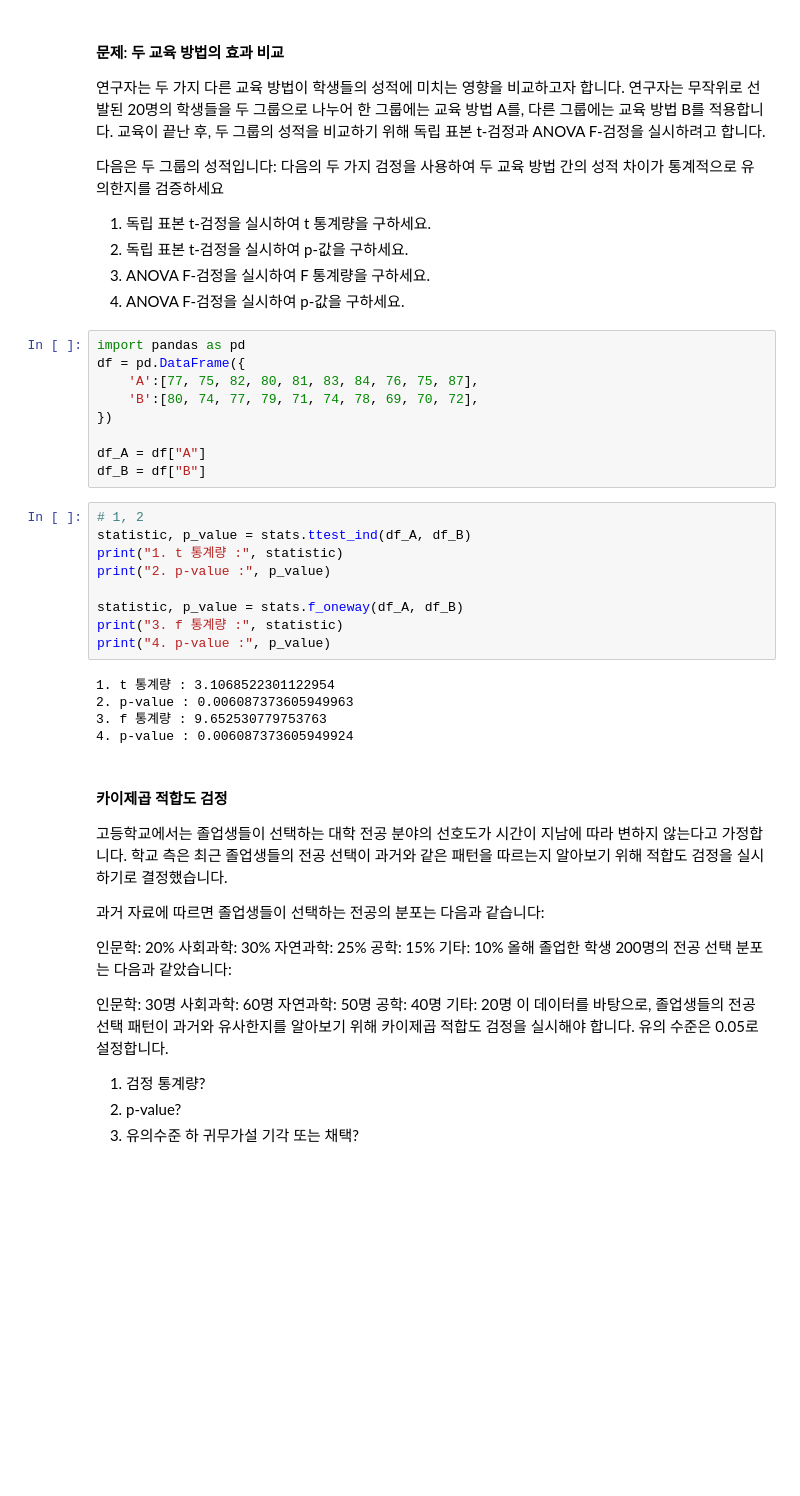
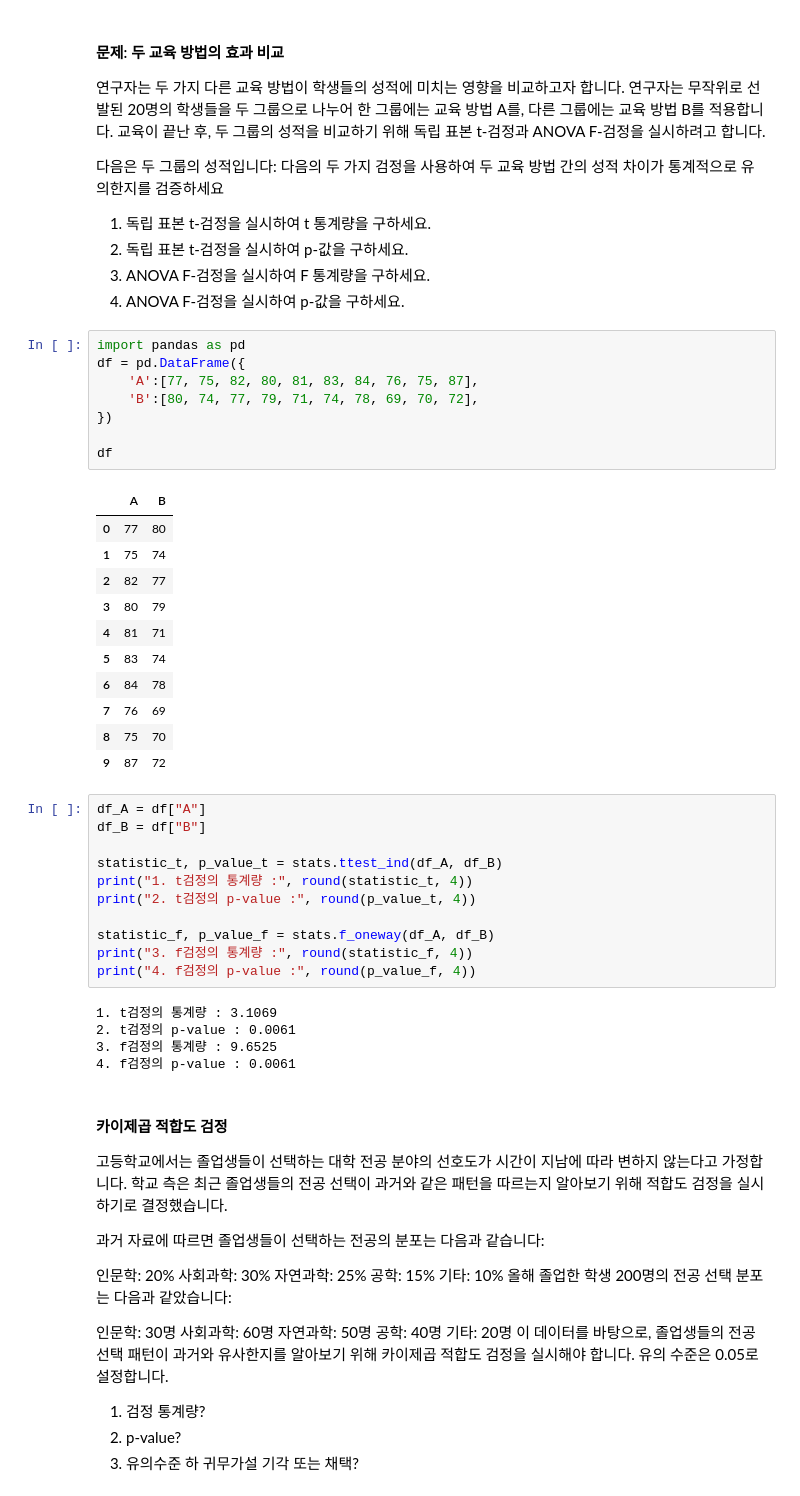
Before and after one commit to cms6090/Big-Data-Analysis, a Jupyter notebook: 3유형/test.ipynb, the cells around one changed output. Saved outputs shown, nothing was run; the diff lists cells and outputs as text; blank space fills up the shorter version.

```diff
--- a/3유형/test.ipynb
+++ b/3유형/test.ipynb
@@ -189,26 +189,39 @@ Optimization terminated successfully.
 # %%
 import pandas as pd
 df = pd.DataFrame({
     'A':[77, 75, 82, 80, 81, 83, 84, 76, 75, 87],
     'B':[80, 74, 77, 79, 71, 74, 78, 69, 70, 72],
 })
 
-df_A = df["A"]
-df_B = df["B"]
+df
+# %% [output]
+|  | A | B |
+| 0 | 77 | 80 |
+| 1 | 75 | 74 |
+| 2 | 82 | 77 |
+| 3 | 80 | 79 |
+| 4 | 81 | 71 |
+| 5 | 83 | 74 |
+| 6 | 84 | 78 |
+| 7 | 76 | 69 |
+| 8 | 75 | 70 |
+| 9 | 87 | 72 |
 # %%
-# 1, 2
-statistic, p_value = stats.ttest_ind(df_A, df_B)
-print("1. t 통계량 :", statistic)
-print("2. p-value :", p_value)
+df_A = df["A"]
+df_B = df["B"]
 
-statistic, p_value = stats.f_oneway(df_A, df_B)
-print("3. f 통계량 :", statistic)
-print("4. p-value :", p_value)
+statistic_t, p_value_t = stats.ttest_ind(df_A, df_B)
+print("1. t검정의 통계량 :", round(statistic_t, 4))
+print("2. t검정의 p-value :", round(p_value_t, 4))
+
+statistic_f, p_value_f = stats.f_oneway(df_A, df_B)
+print("3. f검정의 통계량 :", round(statistic_f, 4))
+print("4. f검정의 p-value :", round(p_value_f, 4))
 # %% [output]
-1. t 통계량 : 3.1068522301122954
-2. p-value : 0.006087373605949963
-3. f 통계량 : 9.652530779753763
-4. p-value : 0.006087373605949924
+1. t검정의 통계량 : 3.1069
+2. t검정의 p-value : 0.0061
+3. f검정의 통계량 : 9.6525
+4. f검정의 p-value : 0.0061
 # %% [markdown]
 #### 카이제곱 적합도 검정
 고등학교에서는 졸업생들이 선택하는 대학 전공 분야의 선호도가 시간이 지남에 따라 변하지 않는다고 가정합니다. 학교 측은 최근 졸업생들의 전공 선택이 과거와 같은 패턴을 따르는지 알아보기 위해 적합도 검정을 실시하기로 결정했습니다.
```
Also changed, not shown: parts of 27 cells of this notebook, 2 other files.
